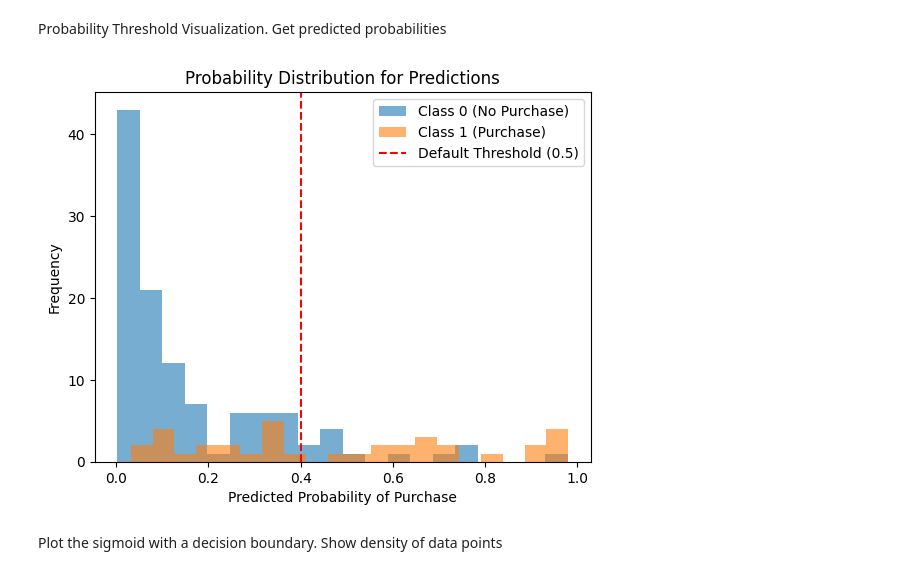
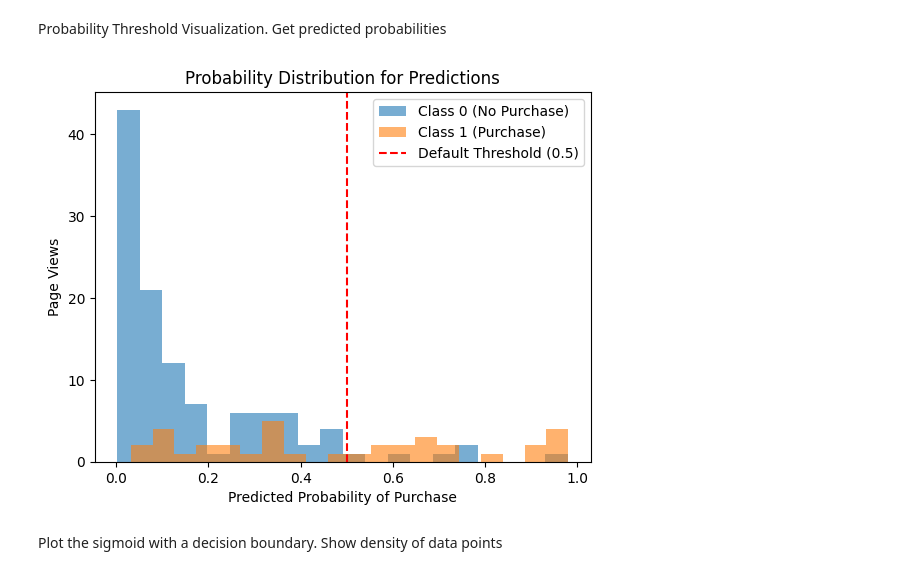
Before and after one commit to robbarto2/Oreilly-Mastering-AI-Fundamentals, a Jupyter notebook: Section_4_Classification - Logistic Regression/Logistic_Regression_Simple.ipynb, the cells around one changed output. Drawn from its saved outputs; the diff is of its cells as text; code cells hidden in the pictures.

```diff
--- a/Section_4_Classification - Logistic Regression/Logistic_Regression_Simple.ipynb
+++ b/Section_4_Classification - Logistic Regression/Logistic_Regression_Simple.ipynb
@@ -103,17 +113,17 @@ Probability Threshold Visualization. Get predicted probabilities
 # %%
 y_prob = model.predict_proba(X_test)[:, 1]
 
 # Plot the distribution of predicted probabilities
 plt.hist(y_prob[y_test == 0], bins=20, alpha=0.6, label="Class 0 (No Purchase)")
 plt.hist(y_prob[y_test == 1], bins=20, alpha=0.6, label="Class 1 (Purchase)")
-plt.axvline(0.4, color='red', linestyle='--', label="Default Threshold (0.5)")
+plt.axvline(0.5, color='red', linestyle='--', label="Default Threshold (0.5)")
 plt.xlabel("Predicted Probability of Purchase")
-plt.ylabel("Frequency")
+plt.ylabel("Page Views")
 plt.title("Probability Distribution for Predictions")
 plt.legend()
 plt.show()
 # %% [output]
-[figure, old version]
+[figure, new version]
 # %% [markdown]
 Plot the sigmoid with a decision boundary. Show density of data points
 # %%
```
Also changed, not shown: parts of 3 cells of this notebook, 6 other files.
